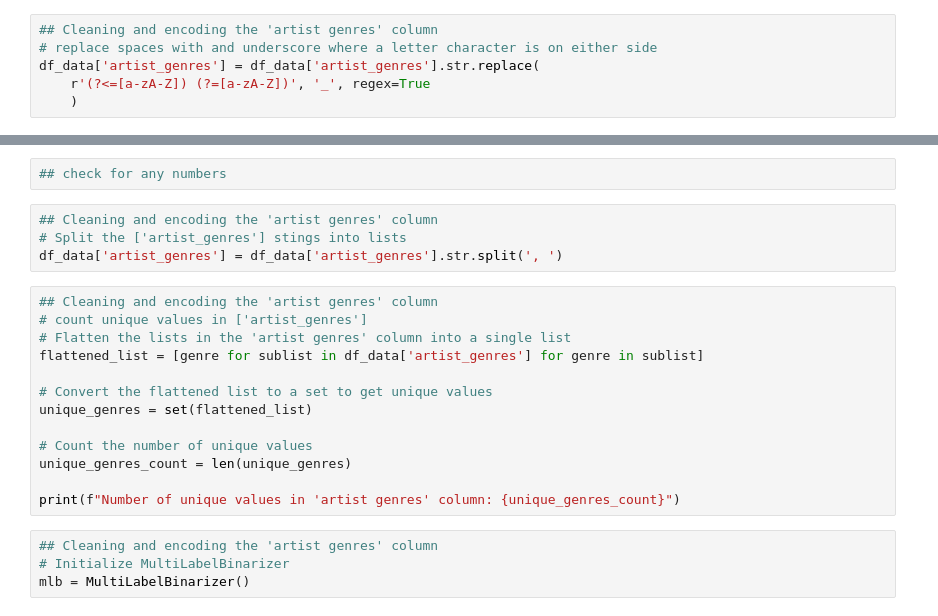
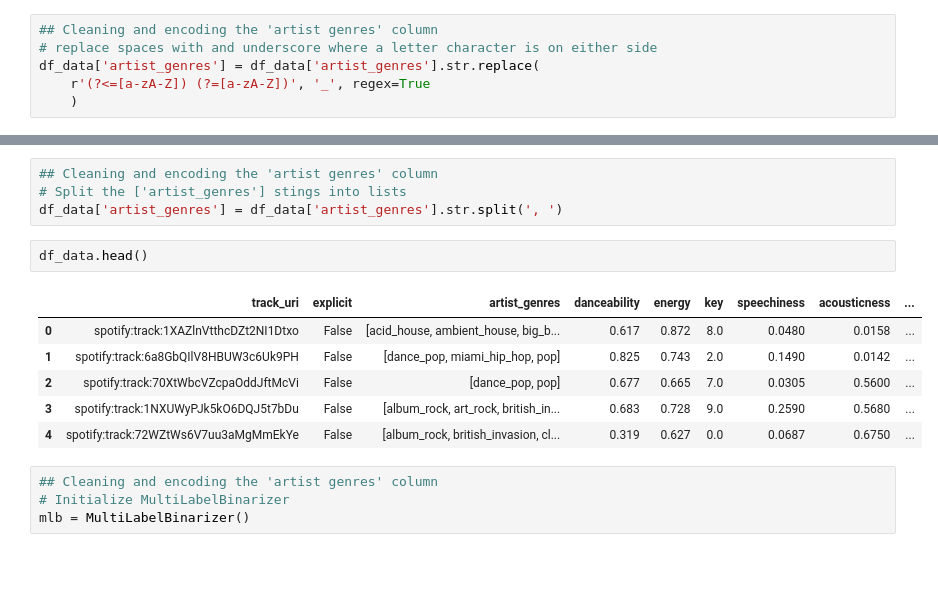
Before and after one commit to dennybett/Song-Recommendation-System, a Jupyter notebook: main.ipynb, the cells around one changed output, grey strips where cells are left out. Saved outputs shown, nothing was run; the diff lists cells and outputs as text; blank space fills up the shorter version.

```diff
--- a/main.ipynb
+++ b/main.ipynb
@@ -171,22 +208,16 @@ df_data['artist_genres'].value_counts()
-# %%
-## check for any numbers
 # %%
 ## Cleaning and encoding the 'artist genres' column
 # Split the ['artist_genres'] stings into lists
 df_data['artist_genres'] = df_data['artist_genres'].str.split(', ')
-# %%
-## Cleaning and encoding the 'artist genres' column
-# count unique values in ['artist_genres']
-# Flatten the lists in the 'artist genres' column into a single list
-flattened_list = [genre for sublist in df_data['artist_genres'] for genre in sublist]
-
-# Convert the flattened list to a set to get unique values
-unique_genres = set(flattened_list)
-
-# Count the number of unique values
-unique_genres_count = len(unique_genres)
-
-print(f"Number of unique values in 'artist genres' column: {unique_genres_count}")
+# %%
+df_data.head()
+# %% [output]
+|  | track_uri | explicit | artist_genres | danceability | energy | key | speechiness | acousticness | ... |
+| 0 | spotify:track:1XAZlnVtthcDZt2NI1Dtxo | False | [acid_house, ambient_house, big_b... | 0.617 | 0.872 | 8.0 | 0.0480 | 0.0158 | ... |
+| 1 | spotify:track:6a8GbQIlV8HBUW3c6Uk9PH | False | [dance_pop, miami_hip_hop, pop] | 0.825 | 0.743 | 2.0 | 0.1490 | 0.0142 | ... |
+| 2 | spotify:track:70XtWbcVZcpaOddJftMcVi | False | [dance_pop, pop] | 0.677 | 0.665 | 7.0 | 0.0305 | 0.5600 | ... |
+| 3 | spotify:track:1NXUWyPJk5kO6DQJ5t7bDu | False | [album_rock, art_rock, british_in... | 0.683 | 0.728 | 9.0 | 0.2590 | 0.5680 | ... |
+| 4 | spotify:track:72WZtWs6V7uu3aMgMmEkYe | False | [album_rock, british_invasion, cl... | 0.319 | 0.627 | 0.0 | 0.0687 | 0.6750 | ... |
 # %%
 ## Cleaning and encoding the 'artist genres' column
 # Initialize MultiLabelBinarizer
```
Also changed, not shown: parts of 24 cells of this notebook.
